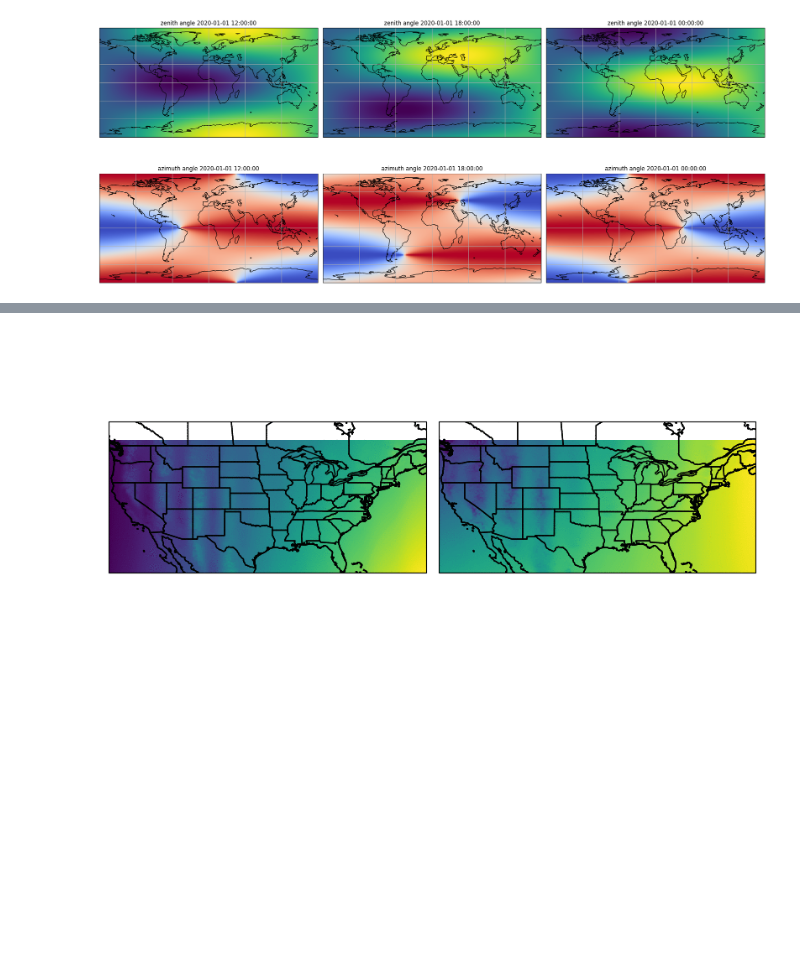
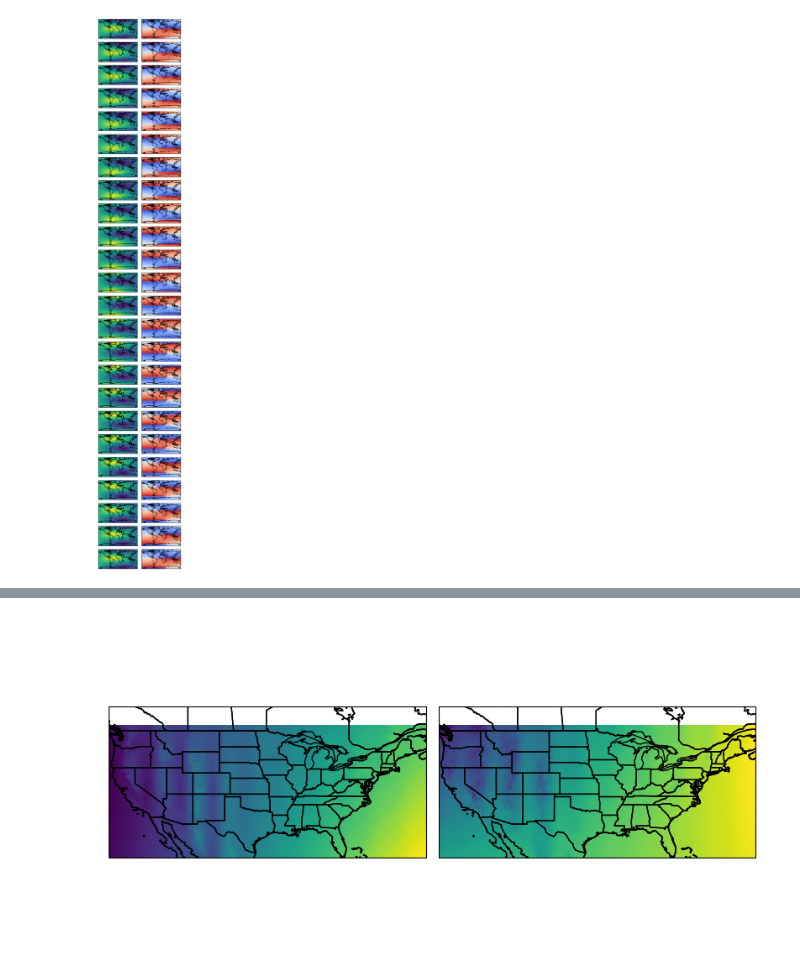
Before and after one commit to leaver2000/fast_spa, a Jupyter notebook: notebooks/example.ipynb, the cells around one changed output, grey strips where cells are left out. Saved outputs shown, nothing was run; the diff lists cells and outputs as text; code cells hidden in the pictures; blank space fills up the shorter version.

```diff
--- a/notebooks/example.ipynb
+++ b/notebooks/example.ipynb
@@ -16,59 +17,53 @@ ZENITH_ANGLE = 0
 AZIMUTH_ANGLE = 1
 # %%
 # CONUS
-import datetime
-import matplotlib.colors
+
+
 lats = np.linspace(-90, 90, 100)
 lons = np.linspace(-180, 180, 200)
 lats, lons = np.meshgrid(lats, lons)
 
 channels = [ZENITH_ANGLE, AZIMUTH_ANGLE]
-name = ["zenith",  "azimuth"]
-
-datetime_obj = [
-    datetime.datetime(2020, 1, 1, 12, 0, 0),
-    datetime.datetime(2020, 1, 1, 18, 0, 0),
-    datetime.datetime(2020, 1, 1, 0, 0, 0),
-]
-
-data = fast_spa.fast_spa(datetime_obj, lats, lons)
-
-data = np.cos(np.radians((data + 180) % 360))
+name = ["zenith", "azimuth"]
 
 
+datetime_obj = np.arange("2023-07-01", "2023-07-02", dtype="datetime64[h]")[
+    :24
+].astype("datetime64[ns]")
 
-fig, axes = plt.subplots(
-    len(channels),
-    3,
-    figsize=(20, 10),
-    subplot_kw={"projection": ccrs.PlateCarree()},
-)
-fig.tight_layout()
-extent = [lons.min(), lons.max(), lats.min(), lats.max()]
-for i in range(len(datetime_obj)):
-    ax1, ax2 = axes[:, i]
 
-    zen, azi = data[:,  i]
-    ax1.imshow(zen, origin="lower", extent=extent)
-    ax1.set_title(
-        f"{name[0]} {datetime_obj[i].strftime('%Y-%m-%d %H:%M:%S')}"
+def plot_data(data):
+    fig, axes = plt.subplots(
+        len(datetime_obj),
+        len(channels),
+        figsize=(2 * len(channels), len(datetime_obj)),
+        subplot_kw={"projection": ccrs.PlateCarree()},
     )
-    ax1.coastlines()
-    ax1.gridlines()
-    ax1.set_title(
-        f"zenith angle {datetime_obj[i].strftime('%Y-%m-%d %H:%M:%S')}"
-    )
+    fig.tight_layout()
+    extent = [lons.min(), lons.max(), lats.min(), lats.max()]
+    for i in range(len(datetime_obj)):
+        ax1, ax2 = axes[i]
+        zen, azi = data[:, i]
+        ax1.coastlines()
+        ax1.imshow(
+            zen,
+            origin="lower",
+            extent=extent,
+        )
 
-    ax2.coastlines()
-    ax2.gridlines()
-    ax2.imshow(
-        azi,
-        origin="lower",
-        extent=extent,
-        cmap="coolwarm",
-    )
-    ax2.set_title(
-        f"azimuth angle {datetime_obj[i].strftime('%Y-%m-%d %H:%M:%S')}"
-    )
+        ax2.coastlines()
+        ax2.imshow(
+            azi,
+            origin="lower",
+            extent=extent,
+            cmap="coolwarm",
+            # **MIN_MAX[AZIMUTH_ANGLE],
+        )
+        # ax2.set_title(f"azimuth angle {datetime_obj[i]}")
+
+
+data = np.radians(fast_spa.fast_spa(datetime_obj, lats, lons))
+
+plot_data(data)
 # %% [output]
-[figure, old version]
+[figure, new version]
```
Also changed, not shown: parts of 15 cells of this notebook, 11 other files.
